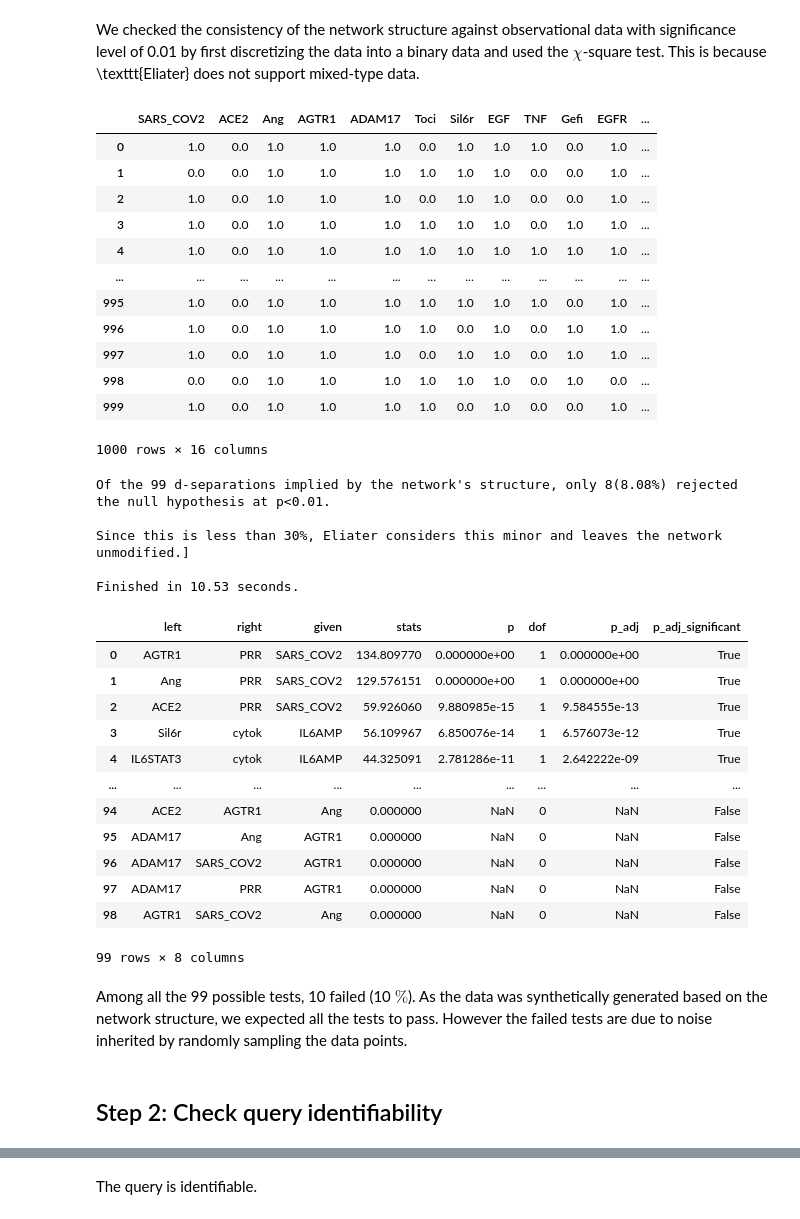
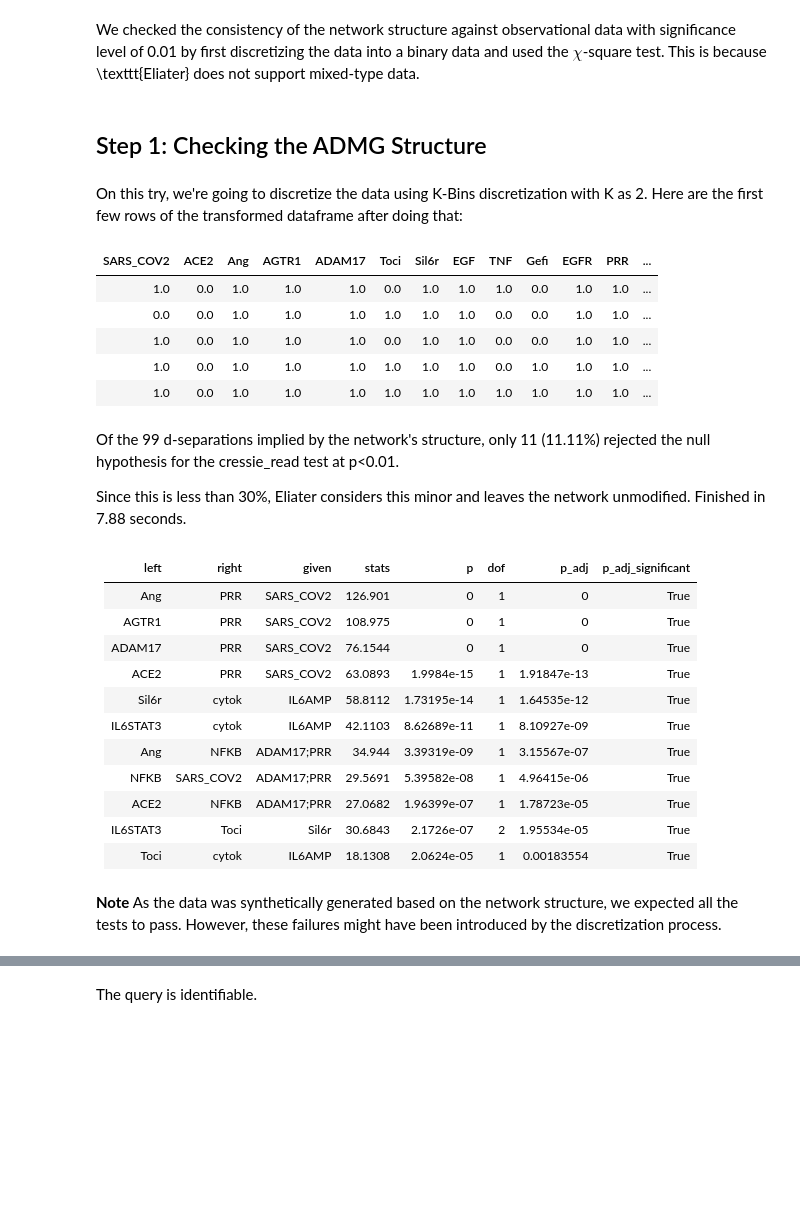
Before and after one commit to y0-causal-inference/eliater, a Jupyter notebook: notebooks/Case_study1_The_Sars_cov2_model.ipynb, the cells around one changed output, grey strips where cells are left out. Drawn from its saved outputs; the diff is of its cells as text; code cells hidden in the pictures; blank space fills up the shorter version.

```diff
--- a/notebooks/Case_study1_The_Sars_cov2_model.ipynb
+++ b/notebooks/Case_study1_The_Sars_cov2_model.ipynb
@@ -71,43 +53,29 @@ data_trans = pd.DataFrame(data_trans, columns=data.columns)
-# %%
-data_trans
-# %% [output]
-|  | SARS_COV2 | ACE2 | Ang | AGTR1 | ADAM17 | Toci | Sil6r | EGF | TNF | Gefi | EGFR | ... |
-| 0 | 1.0 | 0.0 | 1.0 | 1.0 | 1.0 | 0.0 | 1.0 | 1.0 | 1.0 | 0.0 | 1.0 | ... |
-| 1 | 0.0 | 0.0 | 1.0 | 1.0 | 1.0 | 1.0 | 1.0 | 1.0 | 0.0 | 0.0 | 1.0 | ... |
-| 2 | 1.0 | 0.0 | 1.0 | 1.0 | 1.0 | 0.0 | 1.0 | 1.0 | 0.0 | 0.0 | 1.0 | ... |
-| 3 | 1.0 | 0.0 | 1.0 | 1.0 | 1.0 | 1.0 | 1.0 | 1.0 | 0.0 | 1.0 | 1.0 | ... |
-| 4 | 1.0 | 0.0 | 1.0 | 1.0 | 1.0 | 1.0 | 1.0 | 1.0 | 1.0 | 1.0 | 1.0 | ... |
-| ... | ... | ... | ... | ... | ... | ... | ... | ... | ... | ... | ... | ... |
-| 995 | 1.0 | 0.0 | 1.0 | 1.0 | 1.0 | 1.0 | 1.0 | 1.0 | 1.0 | 0.0 | 1.0 | ... |
-| 996 | 1.0 | 0.0 | 1.0 | 1.0 | 1.0 | 1.0 | 0.0 | 1.0 | 0.0 | 1.0 | 1.0 | ... |
-| 997 | 1.0 | 0.0 | 1.0 | 1.0 | 1.0 | 0.0 | 1.0 | 1.0 | 0.0 | 1.0 | 1.0 | ... |
-| 998 | 0.0 | 0.0 | 1.0 | 1.0 | 1.0 | 1.0 | 1.0 | 1.0 | 0.0 | 1.0 | 0.0 | ... |
-| 999 | 1.0 | 0.0 | 1.0 | 1.0 | 1.0 | 1.0 | 0.0 | 1.0 | 0.0 | 0.0 | 1.0 | ... |
-1000 rows × 16 columns
-# %%
-print_graph_falsifications(
-    graph=graph, data=data_trans, method="chi-square", verbose=True, significance_level=0.01
-)
-# %% [output]
-Of the 99 d-separations implied by the network's structure, only 8(8.08%) rejected the null hypothesis at p<0.01.
-
-Since this is less than 30%, Eliater considers this minor and leaves the network unmodified.]
-
-Finished in 10.53 seconds.
-|  | left | right | given | stats | p | dof | p_adj | p_adj_significant |
-| 0 | AGTR1 | PRR | SARS_COV2 | 134.809770 | 0.000000e+00 | 1 | 0.000000e+00 | True |
-| 1 | Ang | PRR | SARS_COV2 | 129.576151 | 0.000000e+00 | 1 | 0.000000e+00 | True |
-| 2 | ACE2 | PRR | SARS_COV2 | 59.926060 | 9.880985e-15 | 1 | 9.584555e-13 | True |
-| 3 | Sil6r | cytok | IL6AMP | 56.109967 | 6.850076e-14 | 1 | 6.576073e-12 | True |
-| 4 | IL6STAT3 | cytok | IL6AMP | 44.325091 | 2.781286e-11 | 1 | 2.642222e-09 | True |
-| ... | ... | ... | ... | ... | ... | ... | ... | ... |
-| 94 | ACE2 | AGTR1 | Ang | 0.000000 | NaN | 0 | NaN | False |
-| 95 | ADAM17 | Ang | AGTR1 | 0.000000 | NaN | 0 | NaN | False |
-| 96 | ADAM17 | SARS_COV2 | AGTR1 | 0.000000 | NaN | 0 | NaN | False |
-| 97 | ADAM17 | PRR | AGTR1 | 0.000000 | NaN | 0 | NaN | False |
-| 98 | AGTR1 | SARS_COV2 | Ang | 0.000000 | NaN | 0 | NaN | False |
-99 rows × 8 columns
+# %%
+eliater.step_1_notebook(graph=graph, data=data, binarize=True)
+# %% [output]
+## Step 1: Checking the ADMG Structure
+On this try, we're going to discretize the data using K-Bins discretization with K as 2. Here are the first few rows of the transformed dataframe after doing that:
+| SARS_COV2 | ACE2 | Ang | AGTR1 | ADAM17 | Toci | Sil6r | EGF | TNF | Gefi | EGFR | PRR | ... |
+| 1.0 | 0.0 | 1.0 | 1.0 | 1.0 | 0.0 | 1.0 | 1.0 | 1.0 | 0.0 | 1.0 | 1.0 | ... |
+| 0.0 | 0.0 | 1.0 | 1.0 | 1.0 | 1.0 | 1.0 | 1.0 | 0.0 | 0.0 | 1.0 | 1.0 | ... |
+| 1.0 | 0.0 | 1.0 | 1.0 | 1.0 | 0.0 | 1.0 | 1.0 | 0.0 | 0.0 | 1.0 | 1.0 | ... |
+| 1.0 | 0.0 | 1.0 | 1.0 | 1.0 | 1.0 | 1.0 | 1.0 | 0.0 | 1.0 | 1.0 | 1.0 | ... |
+| 1.0 | 0.0 | 1.0 | 1.0 | 1.0 | 1.0 | 1.0 | 1.0 | 1.0 | 1.0 | 1.0 | 1.0 | ... |
+Of the 99 d-separations implied by the network's structure, only 11 (11.11%) rejected the null hypothesis for the cressie_read test at p<0.01.
+
+Since this is less than 30%, Eliater considers this minor and leaves the network unmodified. Finished in 7.88 seconds.
+| left     | right     | given      |    stats |           p |   dof |       p_adj | p_adj_significant   |
+|:---------|:----------|:-----------|---------:|------------:|------:|------------:|:--------------------|
+| Ang      | PRR       | SARS_COV2  | 126.901  | 0           |     1 | 0           | True                |
+| AGTR1    | PRR       | SARS_COV2  | 108.975  | 0           |     1 | 0           | True                |
+| ADAM17   | PRR       | SARS_COV2  |  76.1544 | 0           |     1 | 0           | True                |
+| ACE2     | PRR       | SARS_COV2  |  63.0893 | 1.9984e-15  |     1 | 1.91847e-13 | True                |
+| Sil6r    | cytok     | IL6AMP     |  58.8112 | 1.73195e-14 |     1 | 1.64535e-12 | True                |
+| IL6STAT3 | cytok     | IL6AMP     |  42.1103 | 8.62689e-11 |     1 | 8.10927e-09 | True                |
+| Ang      | NFKB      | ADAM17;PRR |  34.944  | 3.39319e-09 |     1 | 3.15567e-07 | True                |
+| NFKB     | SARS_COV2 | ADAM17;PRR |  29.5691 | 5.39582e-08 |     1 | 4.96415e-06 | True                |
+| ACE2     | NFKB      | ADAM17;PRR |  27.0682 | 1.96399e-07 |     1 | 1.78723e-05 | True                |
+| IL6STAT3 | Toci      | Sil6r      |  30.6843 | 2.1726e-07  |     2 | 1.95534e-05 | True                |
+| Toci     | cytok     | IL6AMP     |  18.1308 | 2.0624e-05  |     1 | 0.00183554  | True                |
 # %% [markdown]
-Among all the 99 possible tests, 10 failed (10 $\%$). As the data was synthetically generated based on the network structure, we expected all the tests to pass. However the failed tests are due to noise inherited by randomly sampling the data points.
+**Note** As the data was synthetically generated based on the network structure, we expected all the tests to pass. However, these failures might have been introduced by the discretization process.
-# %% [markdown]
-## Step 2: Check query identifiability
```
Also changed, not shown: parts of 29 cells of this notebook, 3 other files.
